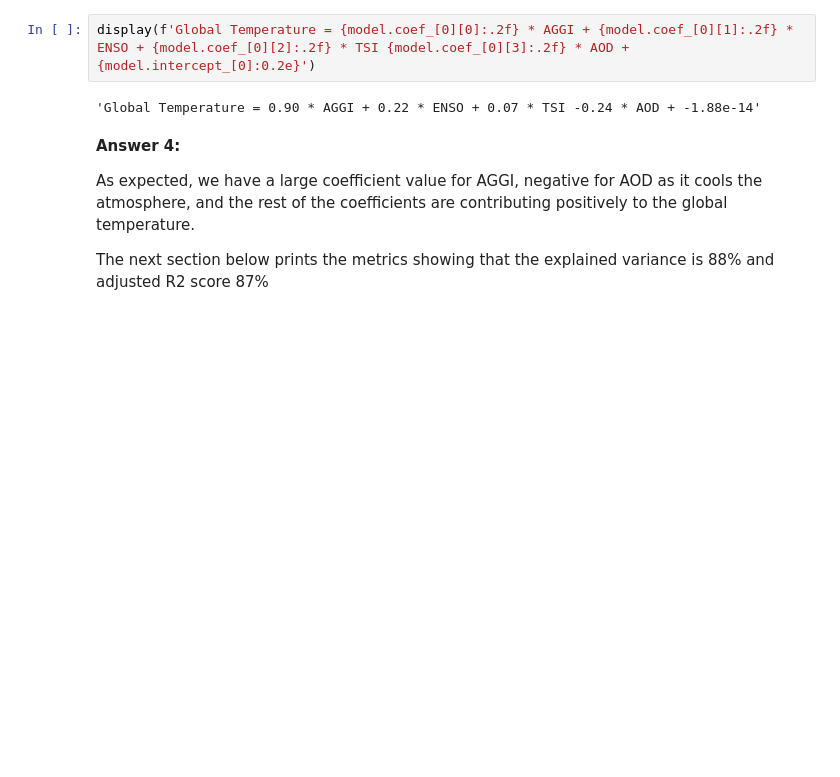
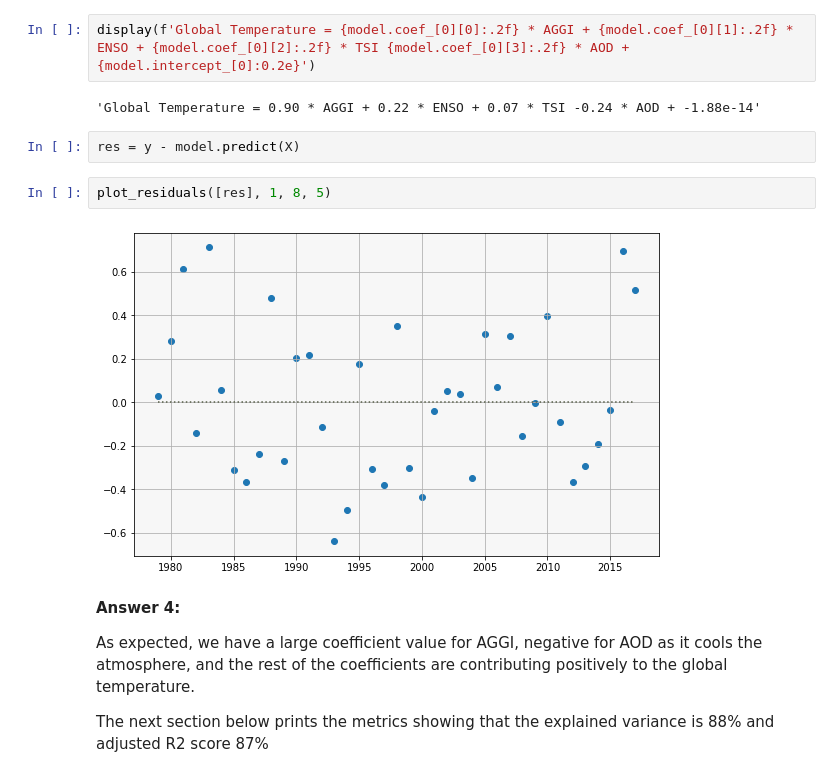
Before and after one commit to ambreen2006/Global-Temperature-Trend, a Jupyter notebook: Global Temperature Trend.ipynb, the cells around one changed output. Saved outputs shown, nothing was run; the diff lists cells and outputs as text; blank space fills up the shorter version.

```diff
--- a/Global Temperature Trend.ipynb
+++ b/Global Temperature Trend.ipynb
@@ -975,6 +982,12 @@ array([-1.8775836e-14])
 display(f'Global Temperature = {model.coef_[0][0]:.2f} * AGGI + {model.coef_[0][1]:.2f} * ENSO + {model.coef_[0][2]:.2f} * TSI {model.coef_[0][3]:.2f} * AOD + {model.intercept_[0]:0.2e}')
 # %% [output]
 'Global Temperature = 0.90 * AGGI + 0.22 * ENSO + 0.07 * TSI -0.24 * AOD + -1.88e-14'
+# %%
+res = y - model.predict(X)
+# %%
+plot_residuals([res], 1, 8, 5)
+# %% [output]
+[figure, added]
 # %% [markdown]
 <a class="anchor" id="a4-anchor"></a>
 **Answer 4:**
```
Also changed, not shown: parts of 5 cells of this notebook.
